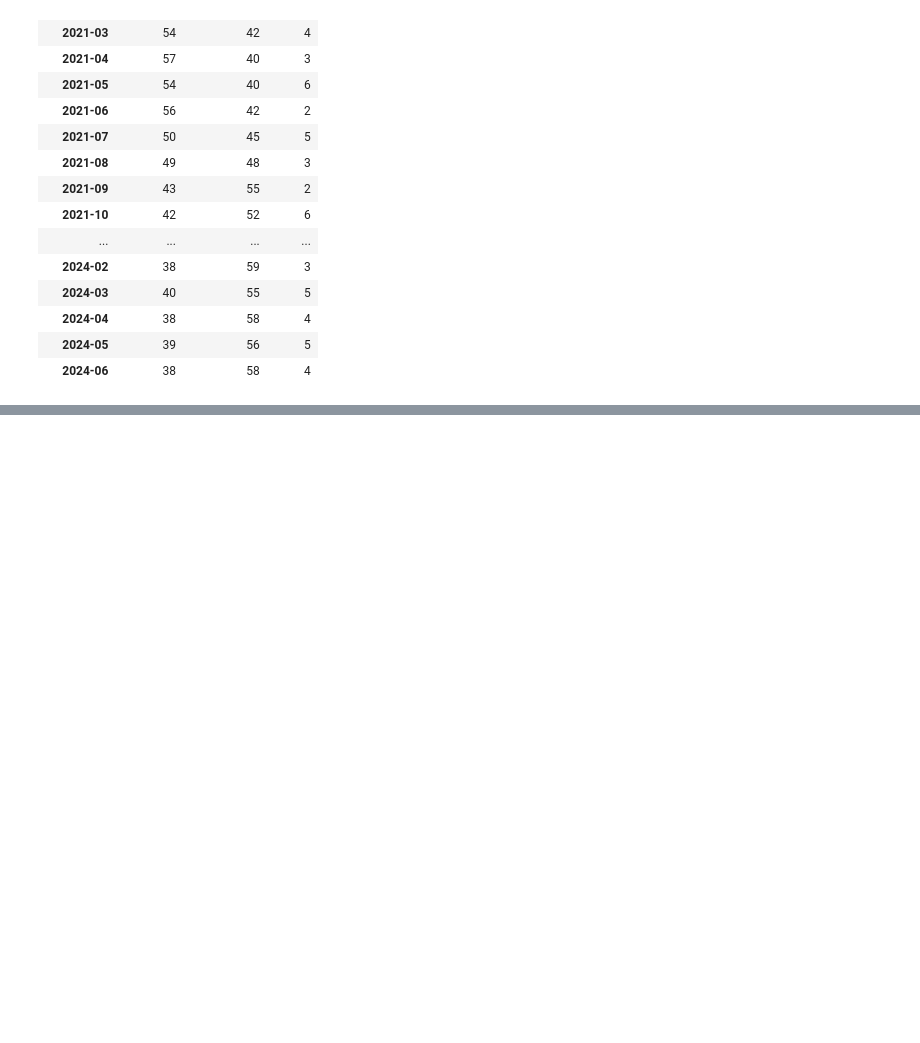
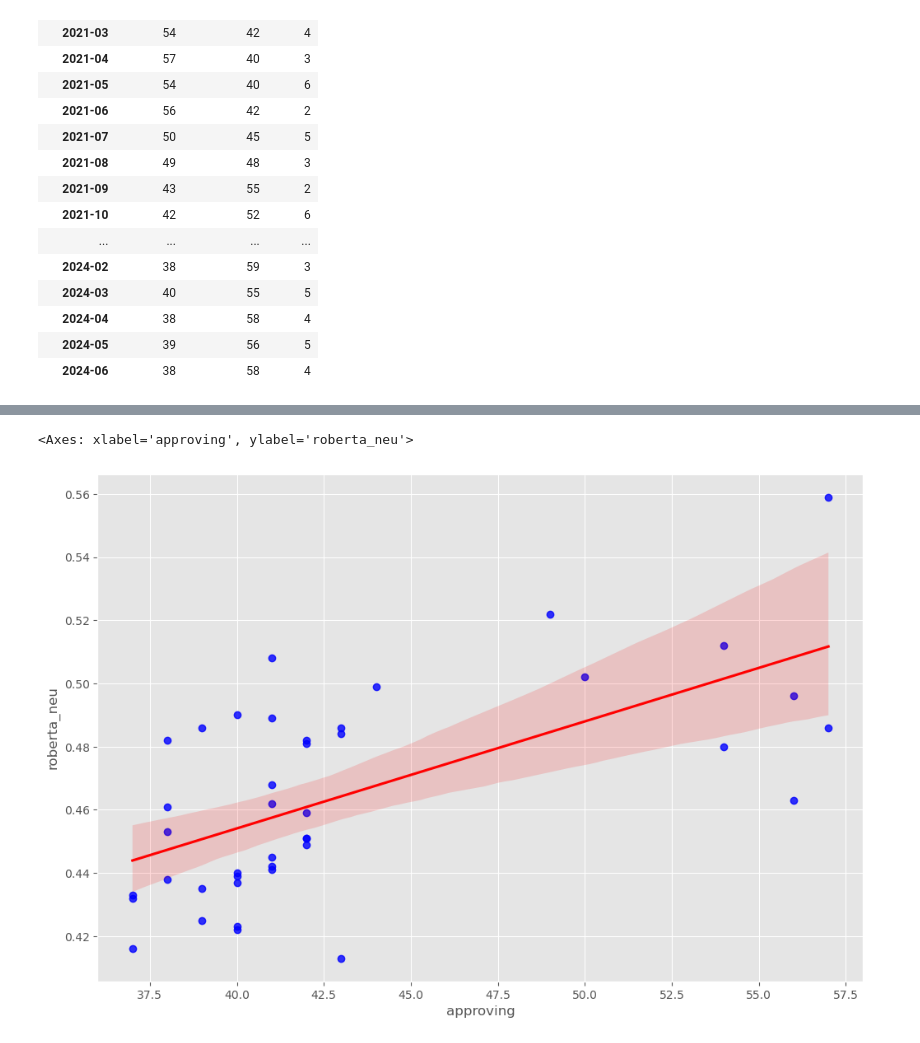
Before and after one commit to SebyKebby/PROJECT_SENTIMENT_ANALYSIS_WHITE_HOUSE, a Jupyter notebook: STEP_4_CORRELATION/work_space.ipynb, the cells around one changed output, grey strips where cells are left out. Saved outputs shown, nothing was run; the diff lists cells and outputs as text; code cells hidden in the pictures; blank space fills up the shorter version.

```diff
--- a/STEP_4_CORRELATION/work_space.ipynb
+++ b/STEP_4_CORRELATION/work_space.ipynb
@@ -194,0 +301,10 @@ merged_df
+# %%
+#Plotting approving and roberta_pos
+# sns.regplot(x='approving', y = 'roberta_pos', data = main_df , scatter_kws={"color" : "blue"} , line_kws={"color" : "red"}) #Likely no correlation
+# sns.regplot(x='disapproving', y = 'roberta_neg', data = main_df , scatter_kws={"color" : "blue"} , line_kws={"color" : "red"}) #Slight likelyhood of correlation
+sns.regplot(data = main_df, x = 'approving', y= 'roberta_neu', scatter_kws={"color" : "blue"} , line_kws={"color" : "red"}) #Might be correlated
+
+#Hypothetical explanation : As the perception of people remain positive, the public relation department of the White House potentially see that what they were doing is working and keep using the neutral language.
+# %% [output]
+<Axes: xlabel='approving', ylabel='roberta_neu'>
+[figure, added]
```
Also changed, not shown: parts of 16 cells of this notebook.
